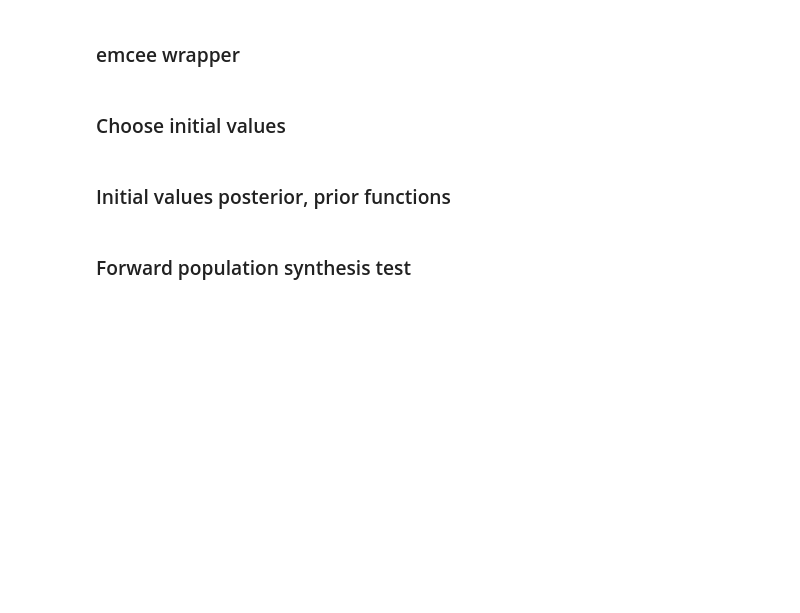
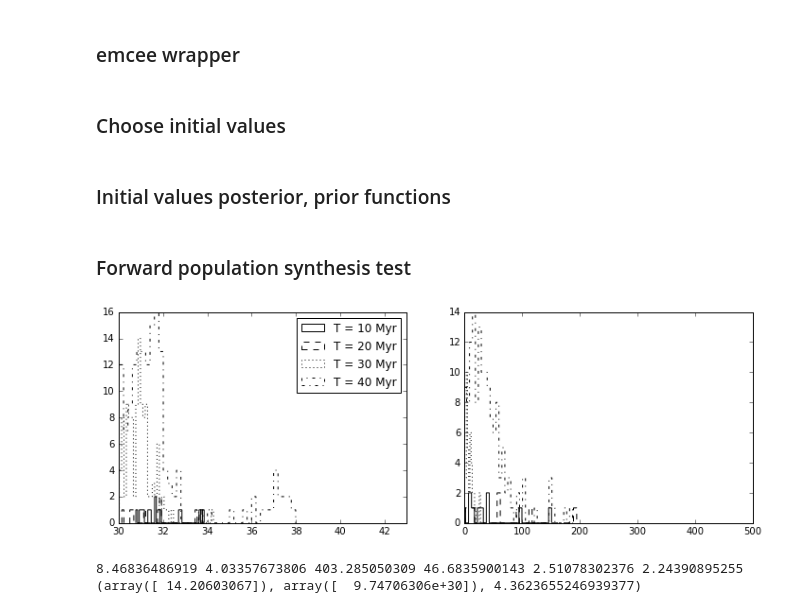
Before and after one commit to astroJeff/XRB, a Jupyter notebook: notebooks/LMC HMXB.ipynb, the cells around one changed output. Saved outputs shown, nothing was run; the diff lists cells and outputs as text; code cells hidden in the pictures; blank space fills up the shorter version.

Commit message:
Added eccentricity term to L_x, added initial eccentricity as a model parameter

```diff
--- a/notebooks/LMC HMXB.ipynb
+++ b/notebooks/LMC HMXB.ipynb
@@ -72,7 +72,7 @@ for f in f_list:
 # Lifetime function
 func_sse_tmax = interp1d(sse_tmp_mass, sse_tmp_time, bounds_error=False, fill_value=0.0)
 func_sse_min_mass = interp1d(sse_tmp_time, sse_tmp_mass, bounds_error=False, fill_value=1.0)
-func_sse_rmax = interp1d(sse_tmp_radius, sse_tmp_time, bounds_error=False, fill_value=0.0)
+func_sse_rmax = interp1d(sse_tmp_mass, sse_tmp_radius, bounds_error=False, fill_value=0.0)
 # %%
 def func_get_sse_star(mass, time):
 
@@ -199,11 +212,15 @@ def get_v_wind(mass, radius):
 
     beta = slope * mass + intercept
 
-    return np.sqrt(2.0 * beta * GGG * mass / radius)
+    # For systems with radius = 0.0, set wind arbitrarily high
+    one_over_radius = 1.0e50 * np.ones(len(radius))
+    one_over_radius[np.where(radius>0.0)] = 1.0 / radius[np.where(radius>0.0)]
+
+    return np.sqrt(2.0 * beta * GGG * mass * one_over_radius)
 
 
 
-def func_Lx_forward(M_1_a, M_2_a, M_2_in, A_in, t_obs):
+def func_Lx_forward(M_1_a, M_2_a, M_2_in, A_in, ecc_in, t_obs):
 
     t_eff_obs = func_get_time(M_1_a, M_2_a, t_obs)
 
@@ -212,7 +229,8 @@ def func_Lx_forward(M_1_a, M_2_a, M_2_in, A_in, t_obs):
         M_dot_wind = np.array([])
         R_out = np.array([])
         for i in np.arange(len(t_eff_obs)):
-            if (t_eff_obs[i] < 0.0):
+            if (t_eff_obs[i] < 0.0 or ecc_in[i] < 0.0 or ecc_in[i] >= 1.0):
+                ecc_in[i] = 0.0
                 if isinstance(M_2_in, np.ndarray):
                     M_2_out = np.append(M_2_out, M_2_in[i])
                 else:
@@ -235,20 +253,24 @@ def func_Lx_forward(M_1_a, M_2_a, M_2_in, A_in, t_obs):
                 M_dot_wind = np.append(M_dot_wind, b)
                 R_out = np.append(R_out, c)
     else:
-        if (t_eff_obs < 0.0 or M_2_in > max_mass):
+        if (t_eff_obs < 0.0 or M_2_in > max_mass or ecc_in < 0.0 or ecc_in > 1.0):
             M_2_out = M_2_in
             M_dot_wind = 0.0
             R_out = 0.0
+            ecc_in = 0.0
         else:
             M_2_out, M_dot_wind, R_out = func_get_sse_star(M_2_in, t_eff_obs)
 
     # Get wind velocity
     v_wind = get_v_wind(M_2_out, R_out)
+    v_wind[np.where(v_wind <= 0.0)] = 1.0e50 # To eliminate "bad" winds
 
     # Get final orbital separation
+    A_in[np.where(A_in <= 0.0)] = 1.0e50 # To eliminate "bad" separations
     A_out = (M_NS + M_2_in) / (M_NS + M_2_out) * A_in
 
-    f_capture = (GGG*M_NS / (v_wind*v_wind*A_out))**2
+    # Capture fraction takes into account eccentricity
+    f_capture = (GGG*M_NS / (v_wind*v_wind*A_out))**2 / np.sqrt(1.0 - ecc_in**2)
     M_dot_out = f_capture * M_dot_wind
 
     L_bol = GGG * M_NS * M_dot_out / R_NS * km_to_cm * Msun_to_g * Rsun_to_cm / yr_to_sec
@@ -998,10 +1028,13 @@ def get_A(a1, a2, N):
     x2 = np.log10(a2)
 
     return np.power(10.0, (x2-x1)*uniform.rvs(size=N) + x1)
+
+def get_ecc(N):
+    return np.sqrt(uniform.rvs(size=N))
 # %%
 # Get random deviates
 
-N = 100     # Number of random values to obtain
+N = 10000     # Number of random values to obtain
 n_bins = 100   # Number of bins for histogram
 
 M1_min = 8.0   # Minimum primary mass
@@ -1019,6 +1052,8 @@ phi = get_phi(N)
 M_1_a = get_M1(M1_min, M1_max, alpha, N)
 M_2_a = get_q(N) * M_1_a
 A_a = get_A(A_min, A_max, N)
+ecc_a = get_ecc(N)
+
 
 # Kick velocities depend on the core mass
 sigma = map(lambda m: sigma_ECS if m<ECS_Fe_mass else sigma_Fe, M_1_a)
@@ -1031,50 +1066,55 @@ ax2 = fig.add_subplot(1,2,2)
 
 
 t_obs = 10.0
-M_1_b, M_2_b, A_b = func_MT_forward(M_1_a, M_2_a, A_a)
+M_1_b, M_2_b, A_b = func_MT_forward(M_1_a, M_2_a, A_a, ecc_a)
 A_tmp, v_sys_tmp, e_tmp = func_SN_forward(M_1_b, M_2_b, A_b, v_k, theta, phi)
 dist = v_sys_tmp * (t_obs - func_sse_tmax(M_1_a)) * km_to_cm / pc_to_cm * 1.0e6 * yr_to_sec
-M_2_tmp, L_x_tmp = func_Lx_forward(M_1_a, M_2_a, M_2_b, A_tmp, t_obs)
+M_2_tmp, L_x_tmp = func_Lx_forward(M_1_a, M_2_a, M_2_b, A_tmp, e_tmp, t_obs)
 ax1.hist(np.log10(L_x_tmp[L_x_tmp>1.0e30]), color='k', histtype='step', linestyle='solid', bins=40, label='T = 10 Myr')
 ax2.hist(dist[L_x_tmp>1.0e30], color='k', histtype='step', linestyle='solid', bins=40)
 
 t_obs = 20.0
-M_1_b, M_2_b, A_b = func_MT_forward(M_1_a, M_2_a, A_a)
+M_1_b, M_2_b, A_b = func_MT_forward(M_1_a, M_2_a, A_a, ecc_a)
 A_tmp, v_sys_tmp, e_tmp = func_SN_forward(M_1_b, M_2_b, A_b, v_k, theta, phi)
 dist = v_sys_tmp * (t_obs - func_sse_tmax(M_1_a)) * km_to_cm / pc_to_cm * 1.0e6 * yr_to_sec
-M_2_tmp, L_x_tmp = func_Lx_forward(M_1_a, M_2_a, M_2_b, A_tmp, t_obs)
+M_2_tmp, L_x_tmp = func_Lx_forward(M_1_a, M_2_a, M_2_b, A_tmp, e_tmp, t_obs)
 ax1.hist(np.log10(L_x_tmp[L_x_tmp>1.0e30]), color='k', histtype='step', linestyle='dashed', bins=40, label='T = 20 Myr')
 ax2.hist(dist[L_x_tmp>1.0e30], color='k', histtype='step', linestyle='dashed', bins=40)
 
 t_obs = 30.0
-M_1_b, M_2_b, A_b = func_MT_forward(M_1_a, M_2_a, A_a)
+M_1_b, M_2_b, A_b = func_MT_forward(M_1_a, M_2_a, A_a, ecc_a)
 A_tmp, v_sys_tmp, e_tmp = func_SN_forward(M_1_b, M_2_b, A_b, v_k, theta, phi)
 dist = v_sys_tmp * (t_obs - func_sse_tmax(M_1_a)) * km_to_cm / pc_to_cm * 1.0e6 * yr_to_sec
-M_2_tmp, L_x_tmp = func_Lx_forward(M_1_a, M_2_a, M_2_b, A_tmp, t_obs)
+M_2_tmp, L_x_tmp = func_Lx_forward(M_1_a, M_2_a, M_2_b, A_tmp, e_tmp, t_obs)
 ax1.hist(np.log10(L_x_tmp[L_x_tmp>1.0e30]), color='k', histtype='step', linestyle='dotted', bins=40, label='T = 30 Myr')
 ax2.hist(dist[L_x_tmp>1.0e30], color='k', histtype='step', linestyle='dotted', bins=40)
 
 t_obs = 40.0
 i = 25
-M_1_b, M_2_b, A_b = func_MT_forward(M_1_a, M_2_a, A_a)
+M_1_b, M_2_b, A_b = func_MT_forward(M_1_a, M_2_a, A_a, ecc_a)
 A_tmp, v_sys_tmp, e_tmp_2 = func_SN_forward(M_1_b, M_2_b, A_b, v_k, theta, phi)
 dist = v_sys_tmp * (t_obs - func_sse_tmax(M_1_a)) * km_to_cm / pc_to_cm * 1.0e6 * yr_to_sec
-M_2_tmp, L_x_tmp = func_Lx_forward(M_1_a, M_2_a, M_2_b, A_tmp, t_obs)
+M_2_tmp, L_x_tmp = func_Lx_forward(M_1_a, M_2_a, M_2_b, A_tmp, e_tmp, t_obs)
 ax1.hist(np.log10(L_x_tmp[L_x_tmp>1.0e30]), color='k', histtype='step', linestyle='dashdot', bins=40, label='T = 40 Myr')
 ax2.hist(dist[L_x_tmp>1.0e30], color='k', histtype='step', linestyle='dashdot', bins=40)
 
 ax1.set_xlim(30.0, 43.0)
 ax1.legend()
 
 ax2.set_xlim(0.0, 500.0)
 
 plt.show()
+# %% [output]
+[figure, added]
 # %%
 i = np.where(e_tmp<1.0)[0][0]
 print M_1_a[i], M_2_a[i], A_a[i], v_k[i], theta[i], phi[i]
 
 t_obs = 40.0
-print full_forward(8.4, 7.5, 100.0, 50.0, 1.66, 1.9, 40.0)
+print full_forward(8.4, 7.5, 100.0, 0.1, 50.0, 1.66, 1.9, 40.0)
+# %% [output]
+8.46836486919 4.03357673806 403.285050309 46.6835900143 2.51078302376 2.24390895255
+(array([ 14.20603067]), array([  9.74706306e+30]), 4.3623655246939377)
 # %%
 # Set birth time
 t_b = 40.0 # Myr
```
Also changed, not shown: parts of 10 cells of this notebook.
